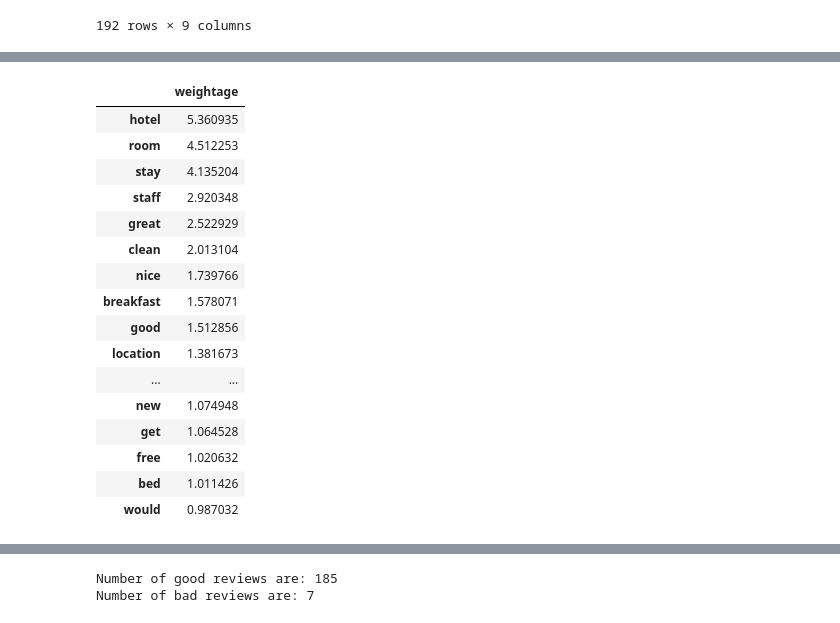
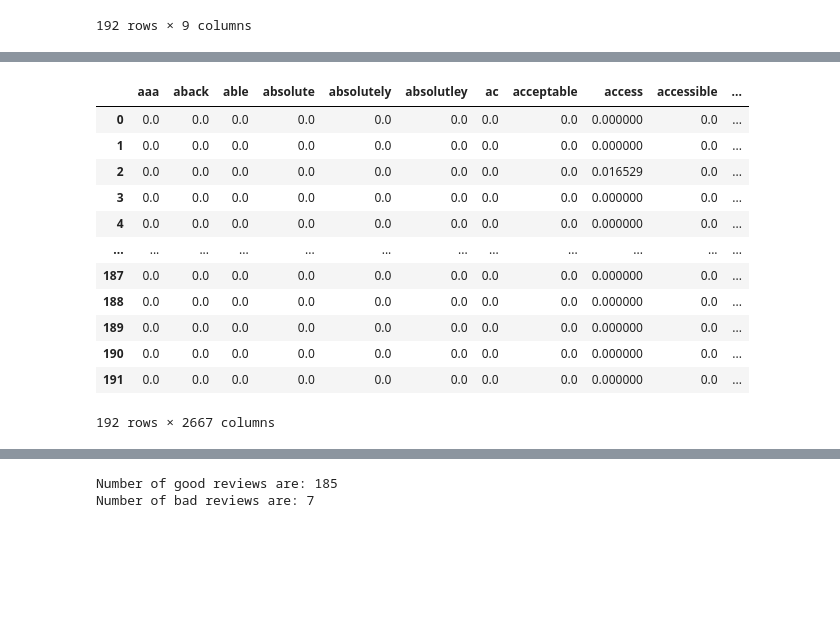
Before and after one commit to vvenkatesh-ML/Projects, a Jupyter notebook: IoT Analytics/Assignment 2/Assignment_2_VishaalVenkatesh.ipynb, the cells around one changed output, grey strips where cells are left out. Saved outputs shown, nothing was run; the diff lists cells and outputs as text; code cells hidden in the pictures; blank space fills up the shorter version.

```diff
--- a/IoT Analytics/Assignment 2/Assignment_2_VishaalVenkatesh.ipynb
+++ b/IoT Analytics/Assignment 2/Assignment_2_VishaalVenkatesh.ipynb
@@ -122,7 +125,7 @@ def clean_text_1(text):
 #     text = [word for word in tokens if word not in stopword]#Stopwords
     return text
 def clean_text_2(text):
-    text = "".join([word for word in text if not word.isdigit()])#NUmbers
+    text = "".join([word for word in text if not word.isdigit()])#Numbers
     return text
 def clean_text_3(text):
     tokens = re.split('\W+', text)#Tokenize
@@ -130,21 +133,20 @@ def clean_text_3(text):
     return text
 
 
-new_df['body_clean_punct'] = new_df['text'].apply(lambda x: clean_text_1(x.lower())) #Revmove Punctuation
+new_df['body_clean_punct'] = new_df['text'].apply(lambda x: clean_text_1(x.lower())) #Remove Punctuation
 new_df['body_clean_nodigits'] = new_df['body_clean_punct'].apply(lambda x: clean_text_2(x.lower())) #Remove Numbers
-new_df['body_clean_token_stopwords'] = new_df['body_clean_nodigits'].apply(lambda x: clean_text_3(x.lower())) #Tokenized and Remove Stopwords
+new_df['body_clean_token_stopwords'] = new_df['body_clean_nodigits'].apply(lambda x: clean_text_3(x)) #Tokenized and Remove Stopwords
 
 
-# new_df['body_clean'] = new_df['text'].apply(lambda x: clean_text(x.lower())) #Remove punctuation & stopwords, normalized, numbers and tokenized
 
 def stem(stem_text):
-    text = [ps.stem(word) for word in stem_text]
+    text = [ps.stem(word) for word in stem_text] #Stemming
     return text
 
 new_df['body_clean_stem'] = new_df['body_clean_token_stopwords'].apply(lambda x: stem(x)) #Stemming Performed
 
 def lemmatizer(lem_text):
-    text = [wn.lemmatize(word, pos = 'v') for word in lem_text]
+    text = [wn.lemmatize(word, pos = 'v') for word in lem_text]#Lemmatization
     return text
 
 new_df['body_clean_lem'] = new_df['body_clean_token_stopwords'].apply(lambda x: lemmatizer(x)) #Lemmatization Performed
@@ -192,30 +188,23 @@ common_words.head(20)
 # %%
 # Creates the TF matrix
 count_vect  = CountVectorizer(analyzer = lemmatizer) #analyzer hyperparameter directly runs the fuction created
 X_count_vect = count_vect.fit_transform(new_df['body_clean_lem'])
 X_count_df = pd.DataFrame(X_count_vect.toarray()) #changes sparse matrix into an array
 X_count_df.columns = count_vect.get_feature_names()
 tf_mat = X_count_df.div(X_count_df.sum(axis = 1), axis = 0) #Divides all the values within the matrix by the sum of each document
+tf_mat.apply(pd.to_numeric)
 tf_mat
-
-sum_column_1 = pd.DataFrame(tf_mat.sum(axis = 0), columns = ['weightage'])
-sort_tf = sum_column_1.sort_values(by = ['weightage'],ascending=[False])
-sort_tf.head(20)
 # %% [output]
-|  | weightage |
-| hotel | 5.360935 |
-| room | 4.512253 |
-| stay | 4.135204 |
-| staff | 2.920348 |
-| great | 2.522929 |
-| clean | 2.013104 |
-| nice | 1.739766 |
-| breakfast | 1.578071 |
-| good | 1.512856 |
-| location | 1.381673 |
-| ... | ... |
-| new | 1.074948 |
-| get | 1.064528 |
-| free | 1.020632 |
-| bed | 1.011426 |
-| would | 0.987032 |
+|  | aaa | aback | able | absolute | absolutely | absolutley | ac | acceptable | access | accessible | ... |
+| 0 | 0.0 | 0.0 | 0.0 | 0.0 | 0.0 | 0.0 | 0.0 | 0.0 | 0.000000 | 0.0 | ... |
+| 1 | 0.0 | 0.0 | 0.0 | 0.0 | 0.0 | 0.0 | 0.0 | 0.0 | 0.000000 | 0.0 | ... |
+| 2 | 0.0 | 0.0 | 0.0 | 0.0 | 0.0 | 0.0 | 0.0 | 0.0 | 0.016529 | 0.0 | ... |
+| 3 | 0.0 | 0.0 | 0.0 | 0.0 | 0.0 | 0.0 | 0.0 | 0.0 | 0.000000 | 0.0 | ... |
+| 4 | 0.0 | 0.0 | 0.0 | 0.0 | 0.0 | 0.0 | 0.0 | 0.0 | 0.000000 | 0.0 | ... |
+| ... | ... | ... | ... | ... | ... | ... | ... | ... | ... | ... | ... |
+| 187 | 0.0 | 0.0 | 0.0 | 0.0 | 0.0 | 0.0 | 0.0 | 0.0 | 0.000000 | 0.0 | ... |
+| 188 | 0.0 | 0.0 | 0.0 | 0.0 | 0.0 | 0.0 | 0.0 | 0.0 | 0.000000 | 0.0 | ... |
+| 189 | 0.0 | 0.0 | 0.0 | 0.0 | 0.0 | 0.0 | 0.0 | 0.0 | 0.000000 | 0.0 | ... |
+| 190 | 0.0 | 0.0 | 0.0 | 0.0 | 0.0 | 0.0 | 0.0 | 0.0 | 0.000000 | 0.0 | ... |
+| 191 | 0.0 | 0.0 | 0.0 | 0.0 | 0.0 | 0.0 | 0.0 | 0.0 | 0.000000 | 0.0 | ... |
+192 rows × 2667 columns
```
Also changed, not shown: parts of 13 cells of this notebook.
